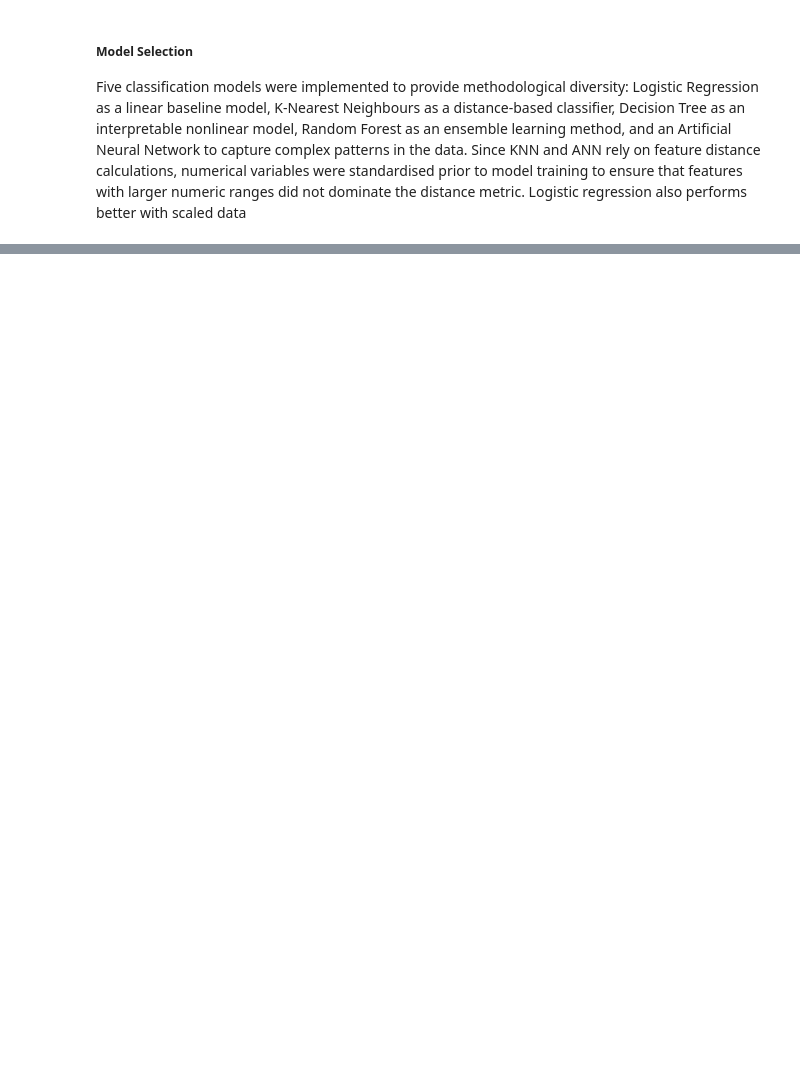
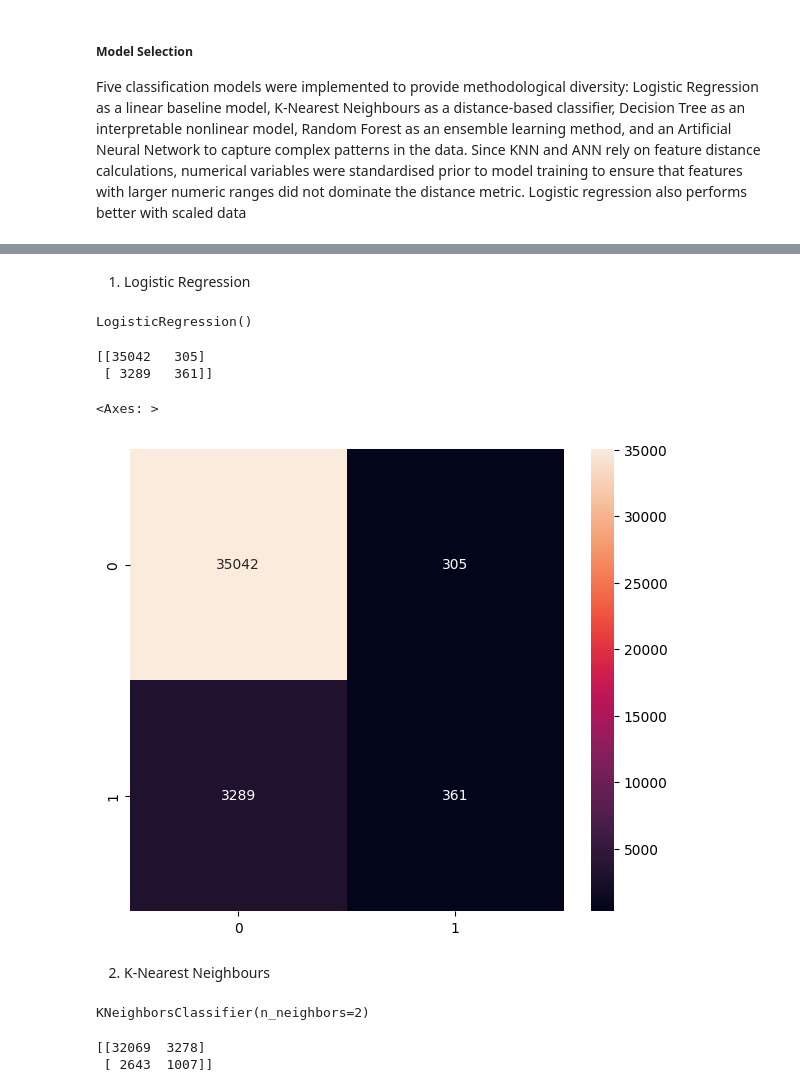
Before and after one commit to leonardsangoroh/AIFoundations, a Jupyter notebook: AssessmentOne/heart-attack-prediction-assignment.ipynb, the cells around one changed output, grey strips where cells are left out. Drawn from its saved outputs; the diff is of its cells as text; code cells hidden in the pictures; blank space fills up the shorter version.

Commit message:
complete: logistic regression, knn, decision tree, random forest

```diff
--- a/AssessmentOne/heart-attack-prediction-assignment.ipynb
+++ b/AssessmentOne/heart-attack-prediction-assignment.ipynb
@@ -407,0 +419,35 @@ Logistic regression also performs better with scaled data
+# %% [markdown]
+1. Logistic Regression
+# %%
+# model training - LR
+lr = LogisticRegression()
+lr.fit(X_train_scaled, Y_train)
+# %% [output]
+LogisticRegression()
+# %%
+ylrpredicted = lr.predict(X_test_scaled)
+cm_lr = confusion_matrix(y_test, ylrpredicted)
+print(cm_lr)
+# %% [output]
+[[35042   305]
+ [ 3289   361]]
+# %%
+plt.figure(figsize=(7,6))
+sb.heatmap(cm_lr, annot=True, fmt='d')
+# %% [output]
+<Axes: >
+[figure, added]
+# %% [markdown]
+2. K-Nearest Neighbours
+# %%
+KNN = KNeighborsClassifier(n_neighbors=2)
+KNN.fit(X_train_sm, Y_train_sm)
+# %% [output]
+KNeighborsClassifier(n_neighbors=2)
+# %%
+yknnpredicted = KNN.predict(X_test_scaled)
+knn_cm = confusion_matrix(y_test, yknnpredicted)
+print(knn_cm)
+# %% [output]
+[[32069  3278]
+ [ 2643  1007]]
```
Also changed, not shown: parts of 17 cells of this notebook.
